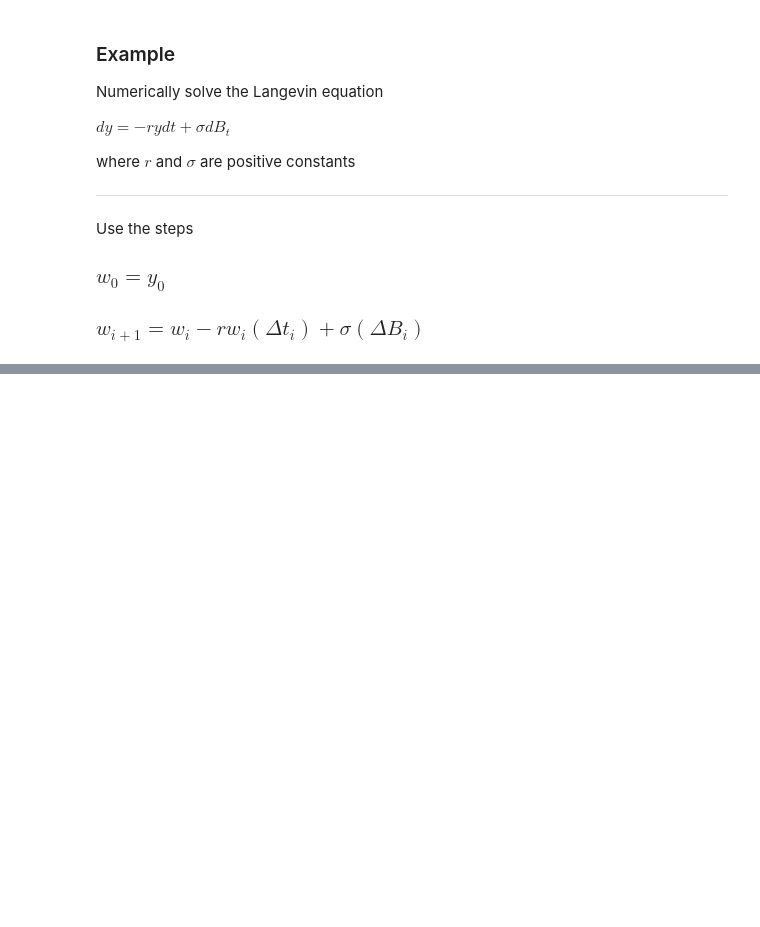
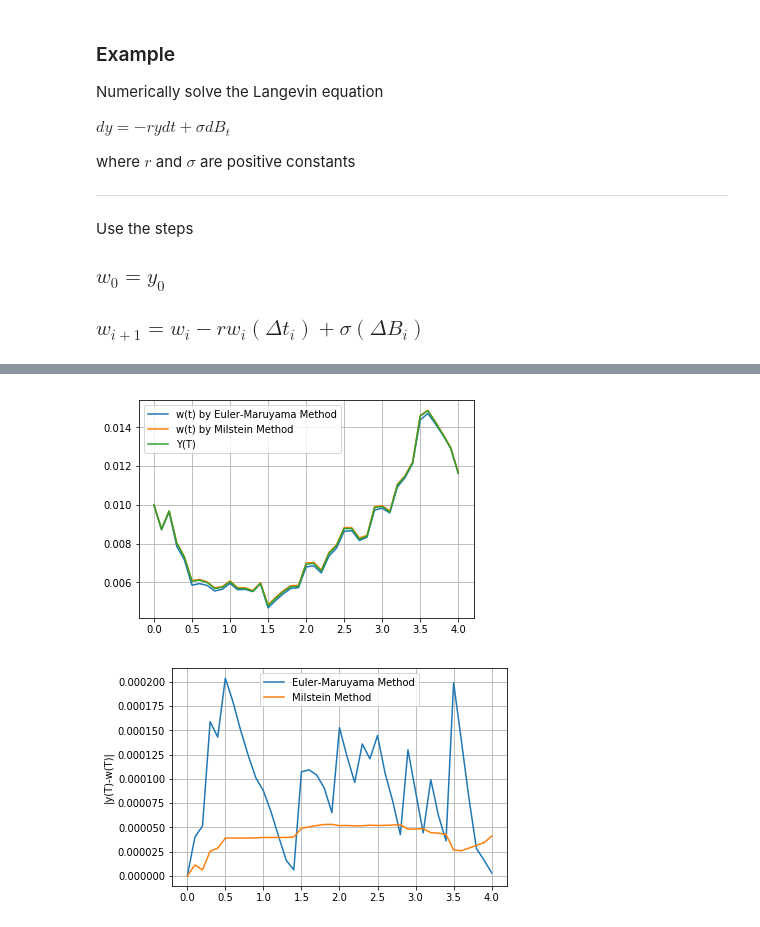
Before and after one commit to Jim00000/Numerical-Analysis, a Jupyter notebook: 9_Random_Numbers_And_Applications.ipynb, the cells around one changed output, grey strips where cells are left out. Cells and saved outputs as stored; diff of their text form; code cells hidden in the pictures; blank space fills up the shorter version.

Commit message:
Add Milstein method

```diff
--- a/9_Random_Numbers_And_Applications.ipynb
+++ b/9_Random_Numbers_And_Applications.ipynb
@@ -711,0 +745,48 @@ plt.grid(True, which='both')
+# %%
+dt = 0.1
+xlimit = 4
+y0 = 1e-2
+r = 0.1
+sigma = 0.3
+times = np.arange(0, xlimit + dt, dt)
+dB = np.random.standard_normal(times.size) * np.sqrt(dt)
+
+ws = np.empty(times.size)
+ws[0] = y0  # For Euler-Maruyama Method
+wms = np.empty(times.size)
+wms[0] = y0 # For Milstein Method
+
+for i in range(times.size - 1):
+    # Euler-Maruyama
+    ws[i + 1] = ws[i] + r * ws[i] * dt \
+                      + sigma * ws[i] * dB[i]
+    # Milstein
+    wms[i + 1] = wms[i] + r * wms[i] * dt \
+                        + sigma * wms[i] * dB[i] \
+                        + 0.5 * pow(sigma, 2) * wms[i] * (pow(dB[i], 2) - dt)
+
+# Calculate y(T)
+tmp = dB
+tmp[-1] = 0
+B = np.cumsum(np.roll(tmp, 1))
+f = lambda y0, sigma, t, B : y0 * np.exp((r - 0.5 * np.power(sigma, 2)) * t + sigma * B)
+Y = f(y0, sigma, times, B)
+
+# Plot the chart
+plt.plot(times, ws, label='w(t) by Euler-Maruyama Method')
+plt.plot(times, wms, label='w(t) by Milstein Method')
+plt.plot(times, Y, label='Y(T)')
+plt.grid(True, which='both')
+plt.legend()
+plt.show()
+
+# Plot the chart
+plt.ylabel('|y(T)-w(T)|')
+plt.plot(times, np.abs(Y - ws), label='Euler-Maruyama Method')
+plt.plot(times, np.abs(Y - wms), label='Milstein Method')
+plt.grid(True, which='both')
+plt.legend()
+plt.show()
+# %% [output]
+[figure, added]
+[figure, added]
```
Also changed, not shown: parts of 12 cells of this notebook.
